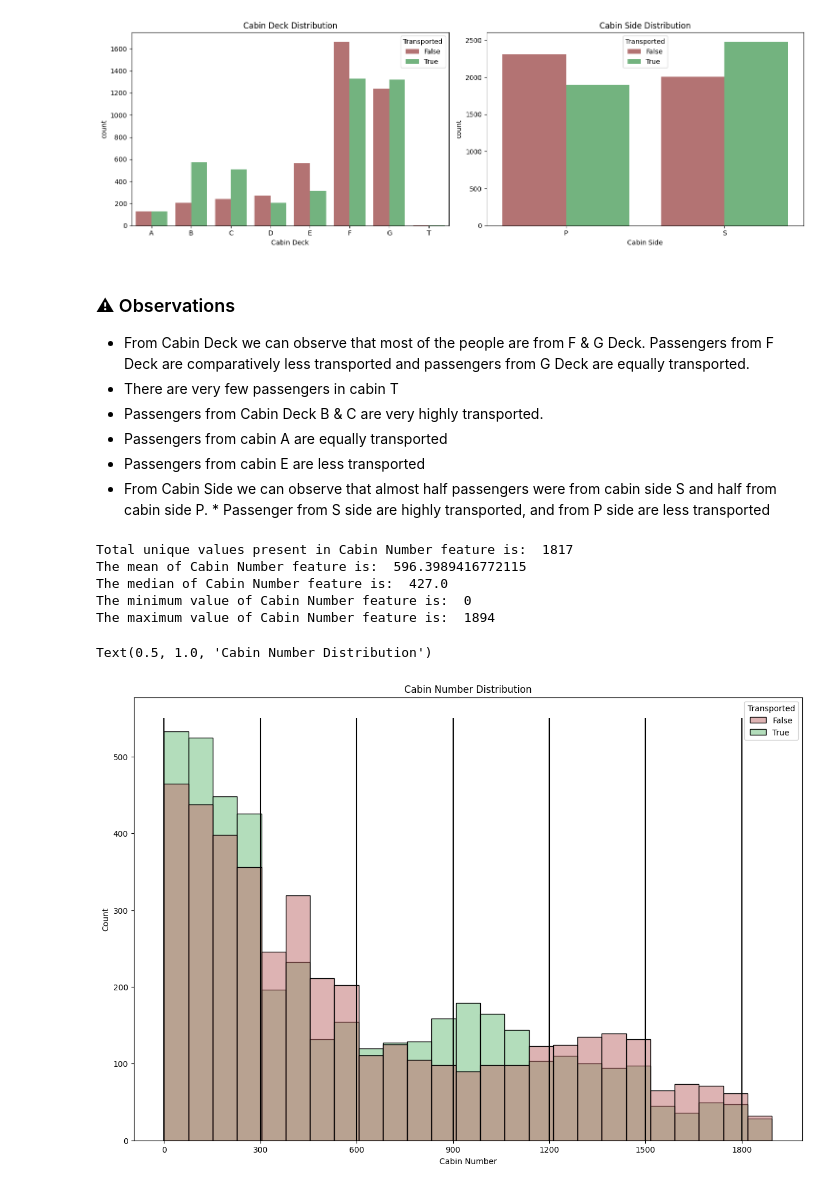
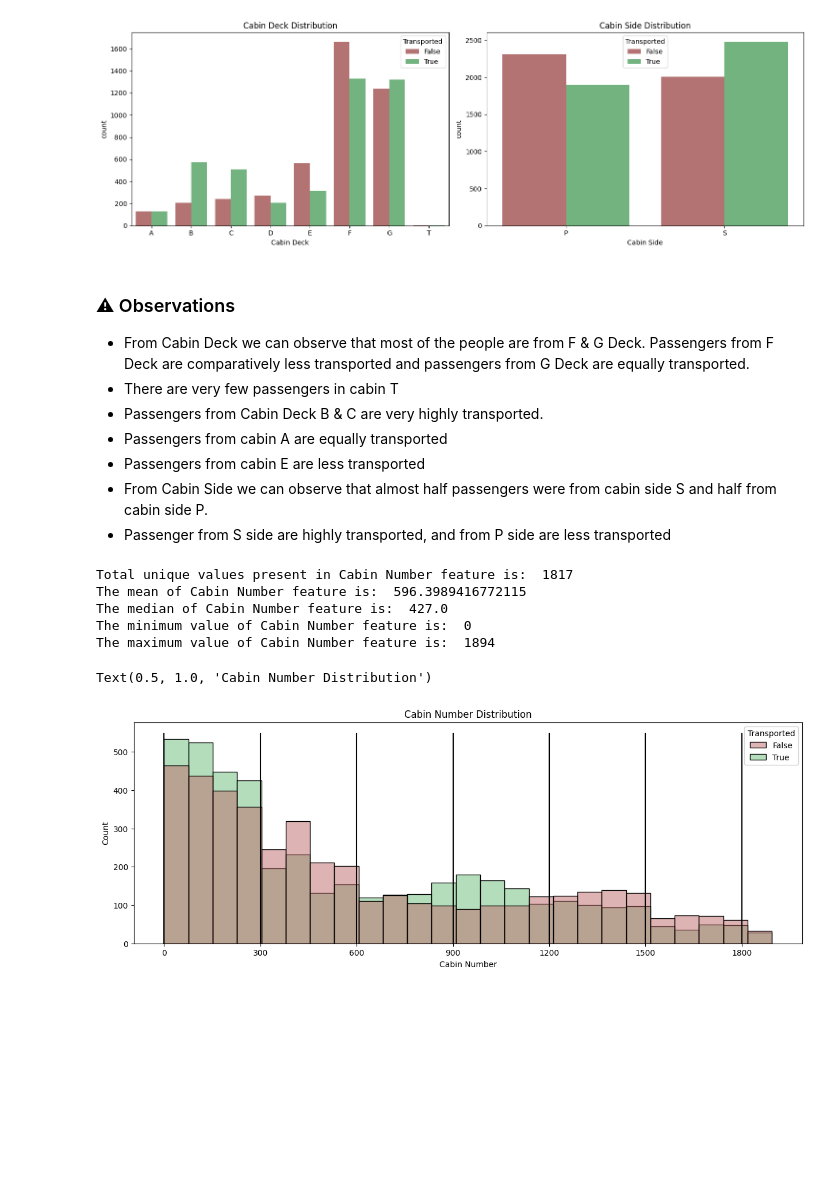
Before and after one commit to just-juanma/Spaceship-Titanic, a Jupyter notebook: notebooks/FeatureEngineering.ipynb, the cells around one changed output. Saved outputs shown, nothing was run; the diff lists cells and outputs as text; code cells hidden in the pictures; blank space fills up the shorter version.

Commit message:
Cabin features done

```diff
--- a/notebooks/FeatureEngineering.ipynb
+++ b/notebooks/FeatureEngineering.ipynb
@@ -122,7 +122,8 @@ plt.tight_layout()
 * Passengers from Cabin Deck B & C are very highly transported.
 * Passengers from cabin A are equally transported
 * Passengers from cabin E are less transported
-* From Cabin Side we can observe that almost half passengers were from cabin side S and half from cabin side P. * Passenger from S side are highly transported, and from P side are less transported
+* From Cabin Side we can observe that almost half passengers were from cabin side S and half from cabin side P.
+* Passenger from S side are highly transported, and from P side are less transported
 # %%
 # Statical analysis on Cabin Number feature
 train_df["Cabin Number"] = train_df["Cabin Number"].astype(int)
@@ -142,12 +143,12 @@ The maximum value of Cabin Number feature is:  1894
 # %%
 # Visualizing "Cabin Number" feature
 x_ticks = list(range(0, 1900, 300))
-plt.figure(figsize=(15,10))
+plt.figure(figsize=(15,5))
 sns.histplot(x="Cabin Number", data=train_df, hue="Transported", palette=color_pallete)
 plt.xticks(x_ticks)
 for i in x_ticks:
         plt.vlines(i, ymin=0, ymax=550,color="black")
 plt.title("Cabin Number Distribution")
 # %% [output]
 Text(0.5, 1.0, 'Cabin Number Distribution')
-[figure, old version]
+[figure, new version]
```
Also changed, not shown: parts of 7 cells of this notebook, 2 other files.
